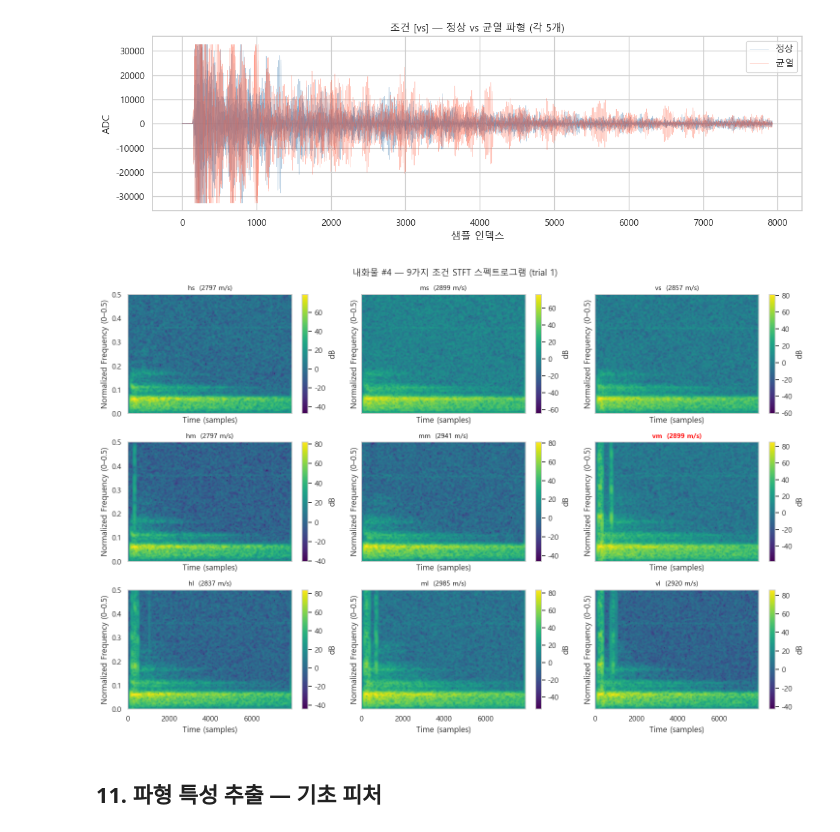
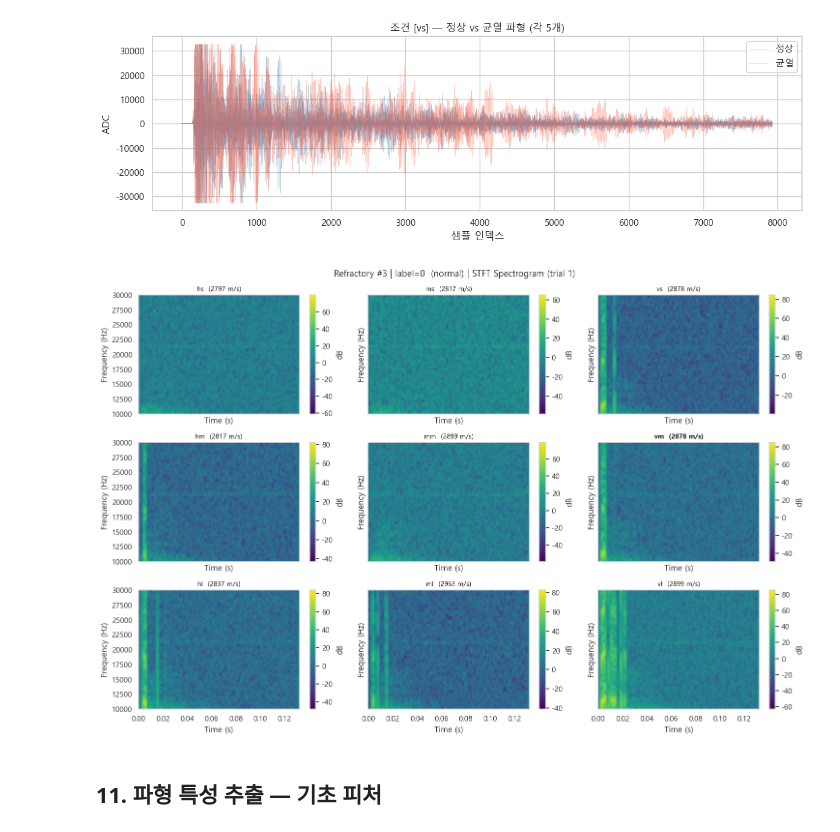
Before and after one commit to kkumiway/refractory_operator_dependent, a Jupyter notebook: eda.ipynb, the cells around one changed output. Drawn from its saved outputs; the diff is of its cells as text; code cells hidden in the pictures.

```diff
--- a/eda.ipynb
+++ b/eda.ipynb
@@ -544,57 +545,60 @@ plt.show()
 # %%
 from scipy.signal import stft
 
-# 실제 샘플링 주파수를 알면 여기에 입력 (단위: Hz)
-# 모를 경우 FS=1 로 두면 정규화 주파수(0~0.5)로 표시됨
-FS = 1
+# ── 파라미터 ─────────────────────────────────────────────────
+FS       = 60_000   # ADC 샘플링 주파수 (Hz) → 나이퀴스트: 30,000 Hz
+NPERSEG  = 256      # 윈도우 크기 (클수록 주파수 해상도 ↑, 시간 해상도 ↓)
+NOVERLAP = 224      # 겹침 샘플 수
 
-NPERSEG  = 256   # 윈도우 크기 (클수록 주파수 해상도 ↑, 시간 해상도 ↓)
-NOVERLAP = 224   # 겹침 샘플 수
+# y축(주파수) 표시 범위 (Hz). None이면 전체(0~30,000 Hz) 표시
+# FREQ_LIM = None
+FREQ_LIM = (10_000, 30_000)
+# ─────────────────────────────────────────────────────────────
 
 def compute_stft_db(waveform):
     f, t, Zxx = stft(waveform.astype(np.float32), fs=FS,
                      nperseg=NPERSEG, noverlap=NOVERLAP)
     return f, t, 20 * np.log10(np.abs(Zxx) + 1e-10)
 
-freq_label = 'Frequency (Hz)' if FS > 1 else 'Normalized Frequency (0–0.5)'
-time_label = 'Time (s)'       if FS > 1 else 'Time (samples)'
-
-# # 특정 내화물의 9가지 조건 파형 오버레이 (trial 1) - STFT 버전
-SAMPLE_ID = 4
+SAMPLE_ID = 3
 
 plot_order = [
     'hs', 'ms', 'vs',
     'hm', 'mm', 'vm',
     'hl', 'ml', 'vl',
 ]
+
+label_val = df[df['sample_id'] == SAMPLE_ID]['label'].iloc[0]
+label_str = f'label={label_val}  {"(crack)" if label_val == 1 else "(normal)"}'
 
 fig, axes = plt.subplots(3, 3, figsize=(15, 10), sharex=True, sharey=True)
 
 for ax, cond in zip(axes.flat, plot_order):
     rows = df[(df['sample_id'] == SAMPLE_ID) &
               (df['condition'] == cond) &
               (df['trial'] == 1)].index
     if len(rows):
-        idx  = rows[0]
-        wav  = signal.iloc[idx].values
+        idx   = rows[0]
+        wav   = signal.iloc[idx].values
         f, t, Sdb = compute_stft_db(wav)
-        im = ax.pcolormesh(t, f, Sdb, shading='gouraud', cmap='viridis')
-        vel = df.loc[idx, 'velocity_mps']
-        color  = 'red'  if cond == 'vm' else 'black'
+        im    = ax.pcolormesh(t, f, Sdb, shading='gouraud', cmap='viridis')
+        if FREQ_LIM is not None:
+            ax.set_ylim(*FREQ_LIM)
+        vel    = df.loc[idx, 'velocity_mps']
         weight = 'bold' if cond == 'vm' else 'normal'
         ax.set_title(f'{cond}  ({vel:.0f} m/s)', fontsize=10,
                      color=color, fontweight=weight)
         plt.colorbar(im, ax=ax, label='dB')
     else:
         ax.set_title(f'{cond}  (없음)', fontsize=10)
-    ax.set_xlabel(time_label)
-    ax.set_ylabel(freq_label)
+    ax.set_xlabel('Time (s)')
+    ax.set_ylabel('Frequency (Hz)')
 
-fig.suptitle(f'내화물 #{SAMPLE_ID} — 9가지 조건 STFT 스펙트로그램 (trial 1)', fontsize=13)
+fig.suptitle(f'Refractory #{SAMPLE_ID} | {label_str} | STFT Spectrogram (trial 1)', fontsize=13)
 plt.tight_layout()
 plt.show()
 # %% [output]
-[figure, old version]
+[figure, new version]
 # %% [markdown]
 ## 11. 파형 특성 추출 — 기초 피처
 # %%
```
Also changed, not shown: parts of 1 cell of this notebook, 8 other files.
